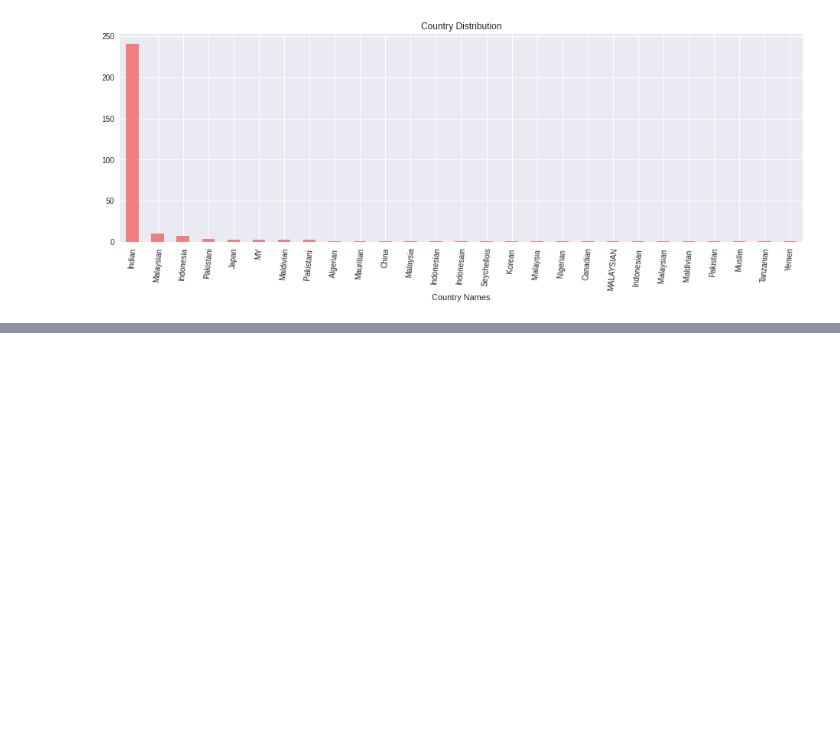
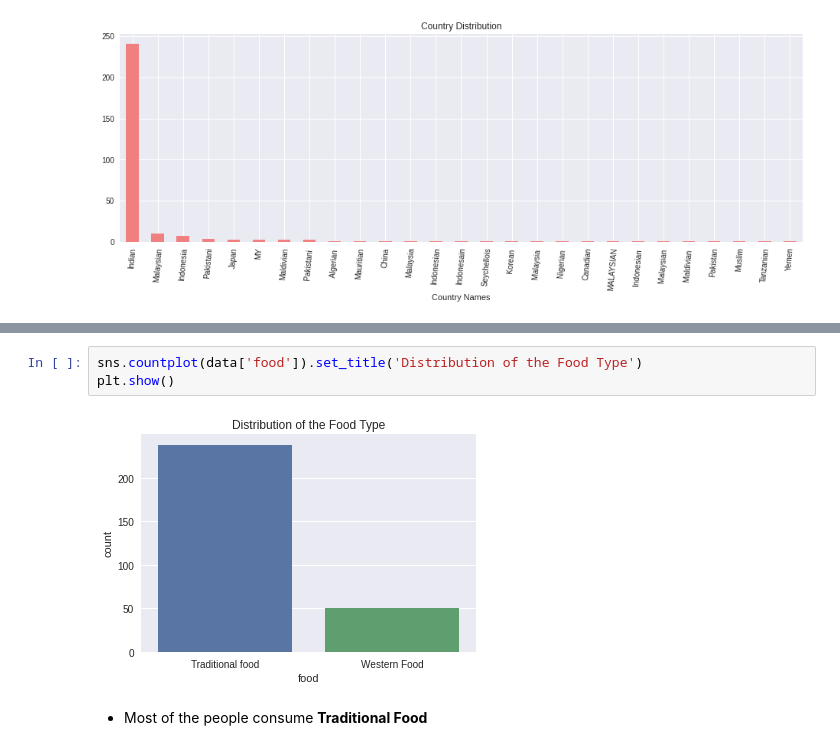
Before and after one commit to drizedunn/Food-Preference, a Jupyter notebook: food_preference.ipynb, the cells around one changed output, grey strips where cells are left out. Saved outputs shown, nothing was run; the diff lists cells and outputs as text; blank space fills up the shorter version.

```diff
--- a/food_preference.ipynb
+++ b/food_preference.ipynb
@@ -120,0 +147,7 @@ plt.show()
+# %%
+sns.countplot(data['food']).set_title('Distribution of the Food Type')
+plt.show()
+# %% [output]
+[figure, added]
+# %% [markdown]
+- Most of the people consume **Traditional Food**
```
Also changed, not shown: parts of 9 cells of this notebook.
